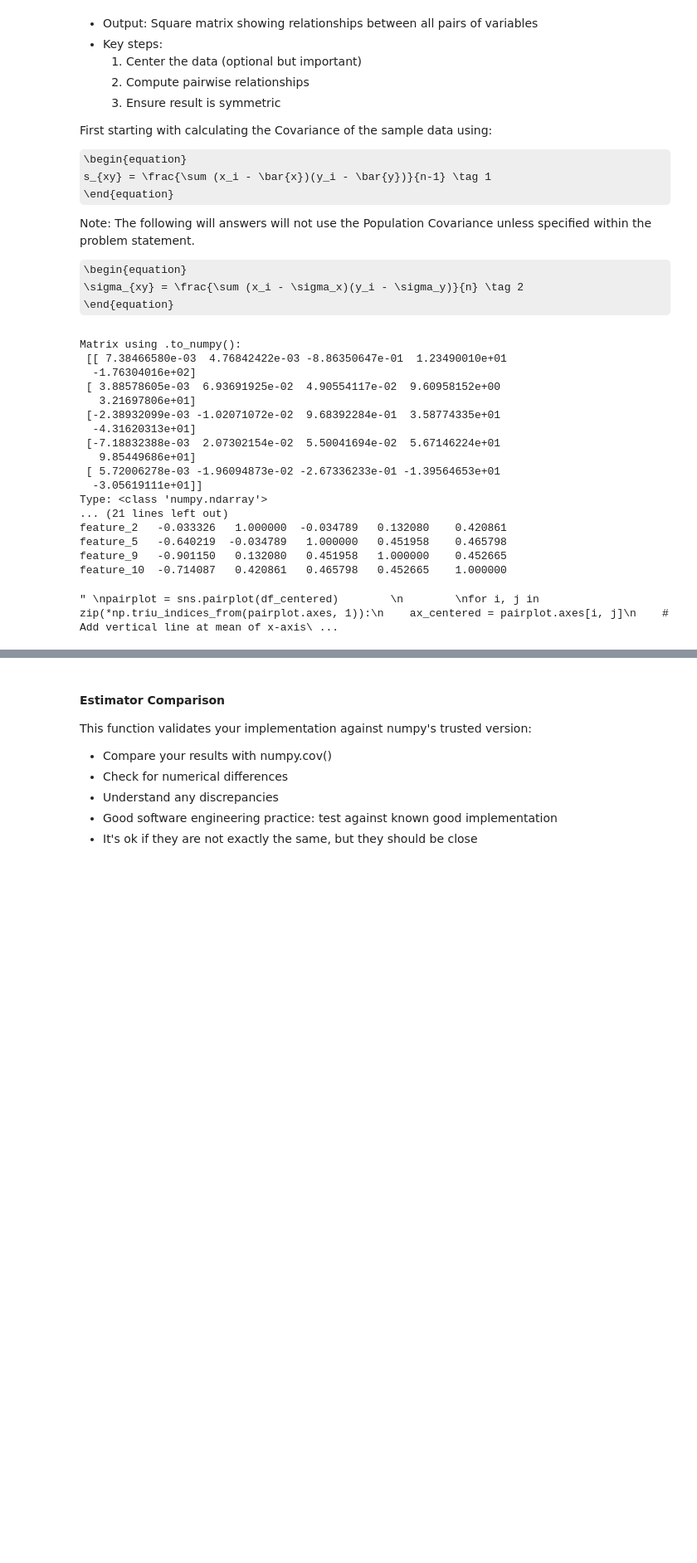
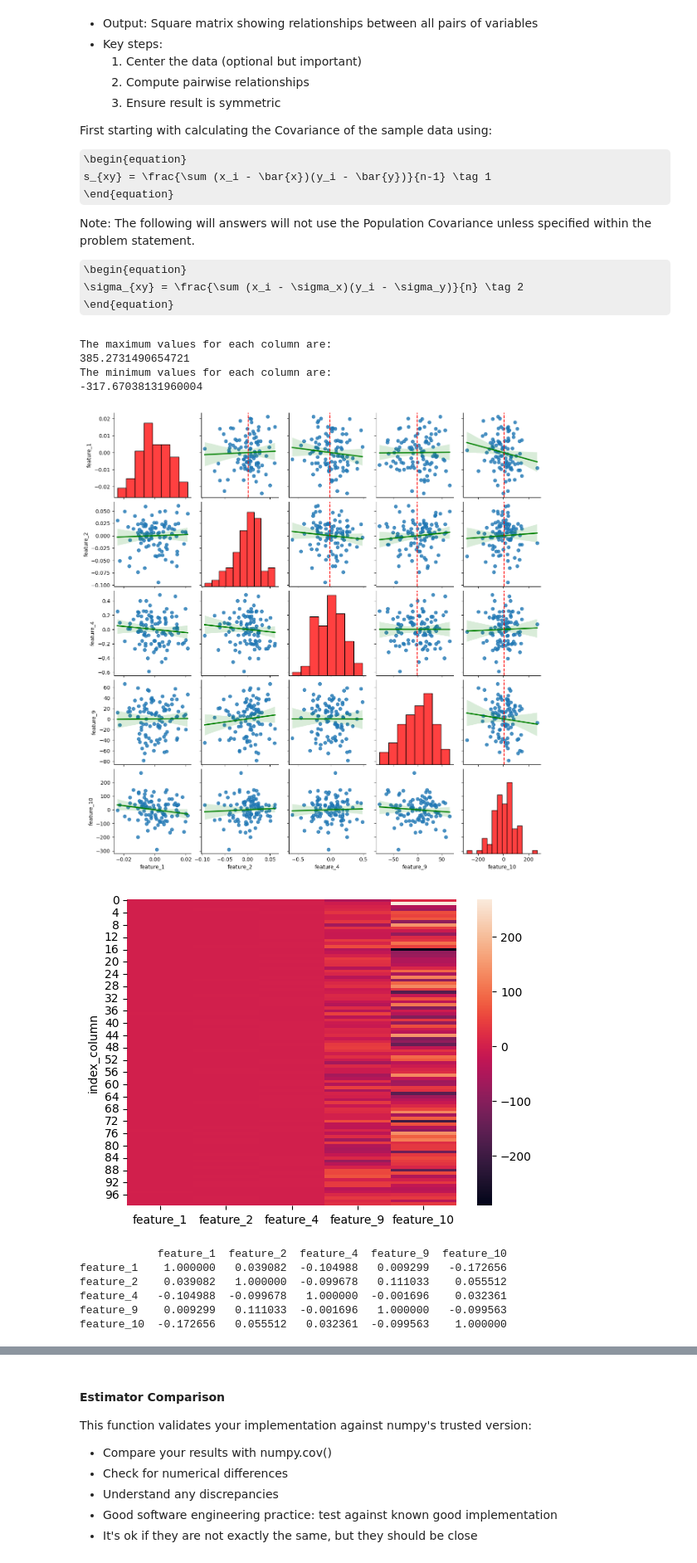
Before and after one commit to JoeCool-Engineer/project-1, a Jupyter notebook: sensor_data_alt.ipynb, the cells around one changed output, grey strips where cells are left out. Shown at 83% size. Saved outputs shown, nothing was run; the diff lists cells and outputs as text; code cells hidden in the pictures; some formulas as TeX source; blank space fills up the shorter version.

```diff
--- a/sensor_data_alt.ipynb
+++ b/sensor_data_alt.ipynb
@@ -131,6 +131,25 @@ def random_rows(length, min_value, max_value):
     if max_value - min_value + 1 < length:
         raise ValueError('The number of rows exceeds the range of values')
     return random.sample(range(min_value, max_value + 1), length)
+
+def get_equally_spaced_index(csv_path, num_indices):
+    """
+    Finds the upper and lower bounds of the index in a CSV file,
+    and returns an equally spaced index with a specified number of points.
+
+    Args:
+        csv_path (str): The path to the CSV file.
+        num_indices (int): The number of equally spaced indices to return.
+
+    Returns:
+        numpy.ndarray: An array of equally spaced indices.
+    """
+    df = pd.read_csv(csv_path)
+
+    lower_bound = df.index.min()
+    upper_bound = df.index.max()
+
+    return np.linspace(lower_bound, upper_bound, num_indices)
 
 def calc_cov_matrix(matrix):
     """
@@ -161,7 +180,7 @@ min_feature = 0
 max_feature = 9
 
 # Generate random list of integers for selecting rows (sample size)
-n_samples = 5
+n_samples = 100
 minimum_value = 0
 maximum_value = 999
 
@@ -169,6 +188,11 @@ select_col = rand_cols(n_features, min_feature, max_feature)
 sort_col = sorted(select_col)
 sensor_df = pd.read_csv(filename, usecols=sort_col)
 mean_data = sensor_df.mean()
+max_values = sensor_df.max().max()
+min_values = sensor_df.min().min()
+
+#sns.heatmap(sensor_df_heatmap)
+print(f'The maximum values for each column are:\n{max_values} \nThe minimum values for each column are:\n{min_values}')
 
 #row_index = np_array[random_integer_list] #Select random rows
 
@@ -194,54 +218,60 @@ selected_rows = sensor_df.iloc[row_sorted]
 s_df = pd.DataFrame(selected_rows)
 #Save the sample dataframe to a csv file
 s_df.to_csv('datasets/sample_data.csv', index=False)
 
-#Read from new CSV file
+#Read from new sample CSV file
 s_filename = 'datasets/sample_data.csv'
 sample_df = pd.read_csv(s_filename)
 
 sample_mean = sample_df.select_dtypes(include='number').mean()
 df_centered = sample_df.select_dtypes(include='number') - sample_mean
-
+"""
 # Using .to_numpy() to create matrix
 matrix_numpy = sample_df.to_numpy()
 print("Matrix using .to_numpy():\n", matrix_numpy)
 print("Type:", type(matrix_numpy))
 
 covariance_matrix = calc_cov_matrix(matrix_numpy)
 print("The Covariance Matrix: \n", covariance_matrix)
 
 #cov_matrix = centered_data.cov()
 print("The covariance matrix of the selected sensor values is:\n", df_centered.cov())
 
 #The correlation matrix is calculated using the corr() function
 print("The correlation matrix of the selected sensor values is:\n", df_centered.corr())
-
 """
-pairplot = sns.pairplot(df_centered)
+#pairplot = sns.pairplot(df_centered, kind='reg', diag_kws={'color':'red'}, plot_kws={'line_kws':{'color':'green'}})
+pairplot = sns.pairplot(df_centered, kind='reg', diag_kws={'color':'red'}, plot_kws={'line_kws':{'color':'green'}})
 
 for i, j in zip(*np.triu_indices_from(pairplot.axes, 1)):
     ax_centered = pairplot.axes[i, j]
     # Add vertical line at mean of x-axis
-    ax_centered.axvline(selected_mean[j], color='r', linestyle='--')
+    ax_centered.axvline(mean_data[j], color='r', linestyle='--')
     # Add horizontal line at mean of y-axis
     #ax_centered.axhline(means_centered[i], color='r', linestyle='--')
-  """
+plt.show(pairplot)
+
+
+df_centered['index_column'] = range(len(df_centered))
+sensor_df_heatmap = df_centered.set_index('index_column') # Set the new index as the index
+heatmap = sns.heatmap(sensor_df_heatmap)
+plt.show(heatmap)
+
+df_centered_corr = df_centered.corr()
+data_to_plot = df_centered_corr.iloc[:-1, :-1]
+print(data_to_plot)
+heatmap_corr = sns.heatmap(data_to_plot, cmap='RdBu', annot=True, square=True, fmt=".2f")
+plt.show(heatmap_corr)
 # %% [output]
-Matrix using .to_numpy():
- [[ 7.38466580e-03  4.76842422e-03 -8.86350647e-01  1.23490010e+01
-  -1.76304016e+02]
- [ 3.88578605e-03  6.93691925e-02  4.90554117e-02  9.60958152e+00
-   3.21697806e+01]
- [-2.38932099e-03 -1.02071072e-02  9.68392284e-01  3.58774335e+01
-  -4.31620313e+01]
- [-7.18832388e-03  2.07302154e-02  5.50041694e-02  5.67146224e+01
-   9.85449686e+01]
- [ 5.72006278e-03 -1.96094873e-02 -2.67336233e-01 -1.39564653e+01
-  -3.05619111e+01]]
-Type: <class 'numpy.ndarray'>
-... (21 lines left out)
-feature_2   -0.033326   1.000000  -0.034789   0.132080    0.420861
-feature_5   -0.640219  -0.034789   1.000000   0.451958    0.465798
-feature_9   -0.901150   0.132080   0.451958   1.000000    0.452665
-feature_10  -0.714087   0.420861   0.465798   0.452665    1.000000
+The maximum values for each column are:
+385.2731490654721
+The minimum values for each column are:
+-317.67038131960004
+[figure, added]
+[figure, added]
-" \npairplot = sns.pairplot(df_centered)        \n        \nfor i, j in zip(*np.triu_indices_from(pairplot.axes, 1)):\n    ax_centered = pairplot.axes[i, j]\n    # Add vertical line at mean of x-axis\ ...
+            feature_1  feature_2  feature_4  feature_9  feature_10
+feature_1    1.000000   0.039082  -0.104988   0.009299   -0.172656
+feature_2    0.039082   1.000000  -0.099678   0.111033    0.055512
+feature_4   -0.104988  -0.099678   1.000000  -0.001696    0.032361
+feature_9    0.009299   0.111033  -0.001696   1.000000   -0.099563
+feature_10  -0.172656   0.055512   0.032361  -0.099563    1.000000
```
Also changed, not shown: parts of 4 cells of this notebook, 5 other files.
